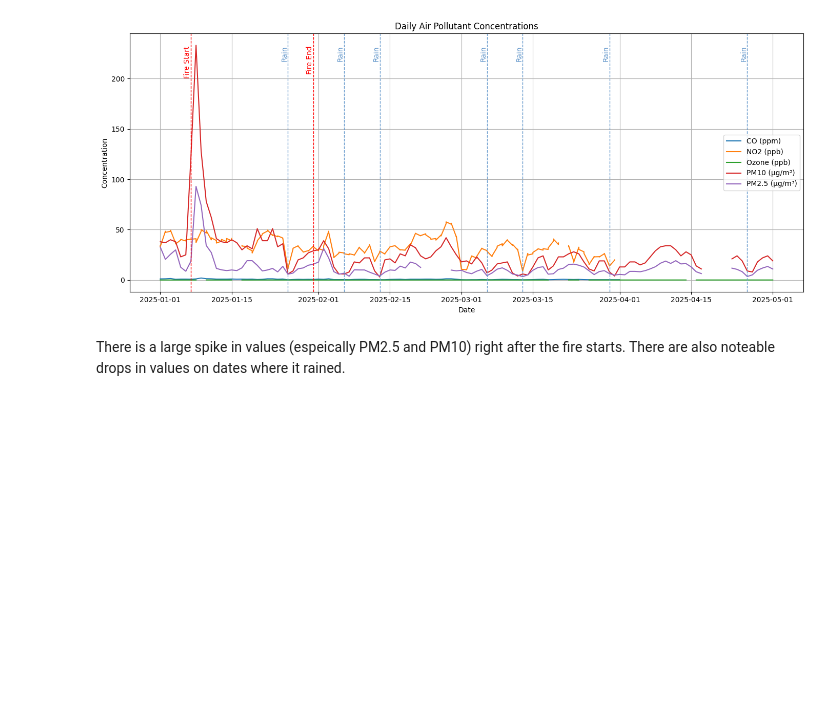
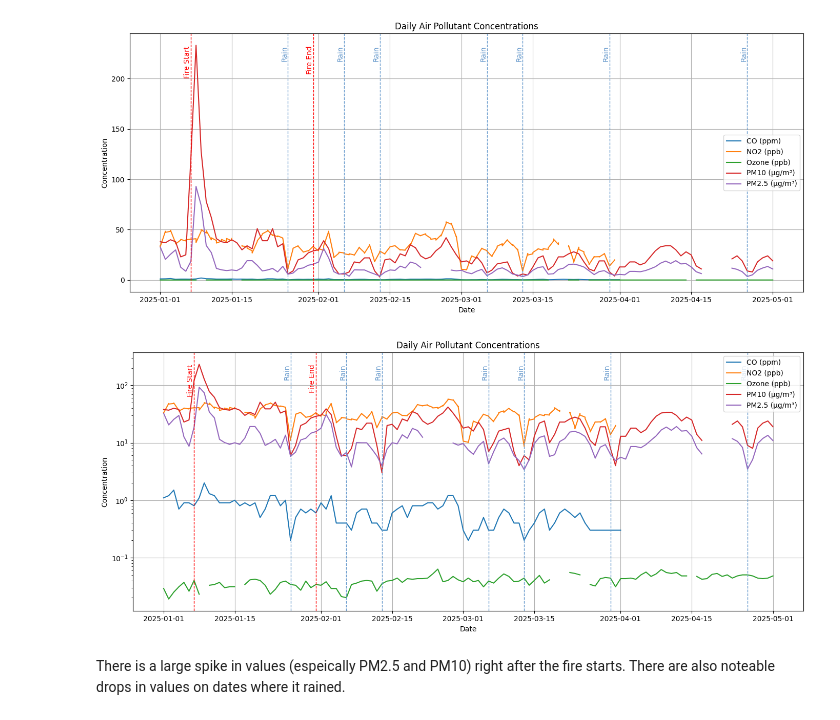
Before and after one commit to katelyn-wang/pace-wildfires, a Jupyter notebook: notebooks/aqi_data_analysis.ipynb, the cells around one changed output. Drawn from its saved outputs; the diff is of its cells as text; code cells hidden in the pictures; blank space fills up the shorter version.

Commit message:
Added log scale plot

```diff
--- a/notebooks/aqi_data_analysis.ipynb
+++ b/notebooks/aqi_data_analysis.ipynb
@@ -176,6 +176,48 @@ plt.tight_layout()
 plt.show()
 # %% [output]
 [figure]
+# %%
+# Plots
+
+plt.figure(figsize=(14, 6))
+
+# Plot each pollutant
+plt.plot(df_merged["Date"], df_merged["CO (ppm)"], label="CO (ppm)")
+plt.plot(df_merged["Date"], df_merged["NO2 (ppb)"], label="NO2 (ppb)")
+plt.plot(df_merged["Date"], df_merged["Ozone (ppb)"], label="Ozone (ppb)")
+plt.plot(df_merged["Date"], df_merged["PM10 (µg/m³)"], label="PM10 (µg/m³)")
+plt.plot(df_merged["Date"], df_merged["PM2.5 (µg/m³)"], label="PM2.5 (µg/m³)")
+
+# Dashed line to mark wildfire start/end dates
+fire_start = pd.to_datetime("2025-01-07")
+plt.axvline(x=fire_start, color='red', linestyle='--', linewidth=1)
+plt.text(fire_start, plt.ylim()[1]*0.95, 'Fire Start', color='red', rotation=90, ha='right', va='top')
+
+fire_end = pd.to_datetime("2025-01-31")
+plt.axvline(x=fire_end, color='red', linestyle='--', linewidth=1)
+plt.text(fire_end, plt.ylim()[1]*0.95, 'Fire End', color='red', rotation=90, ha='right', va='top')
+
+for date in key_rain_dates:
+    rain_date = pd.to_datetime(date)
+    plt.axvline(x=rain_date, color='#6699cc', linestyle='--', linewidth=1)
+    plt.text(rain_date, plt.ylim()[1]*0.95, 'Rain', color='#6699cc', rotation=90, ha='right', va='top')
+
+# for start, end in rain_blocks:
+#     plt.axvspan(start, end + pd.Timedelta(days=1), color='#6699cc', alpha=0.3)
+#     rain_patch = mpatches.Patch(color='#6699cc', alpha=0.3, label='Rain')
+
+# Log scale for Y-axis
+plt.yscale("log")
+
+plt.xlabel("Date")
+plt.ylabel("Concentration")
+plt.title("Daily Air Pollutant Concentrations")
+plt.legend()
+plt.grid(True)
+plt.tight_layout()
+plt.show()
+# %% [output]
+[figure, added]
 # %% [markdown]
 There is a large spike in values (espeically PM2.5 and PM10) right after the fire starts. There are also noteable drops in values on dates where it rained.
 # %%
```
